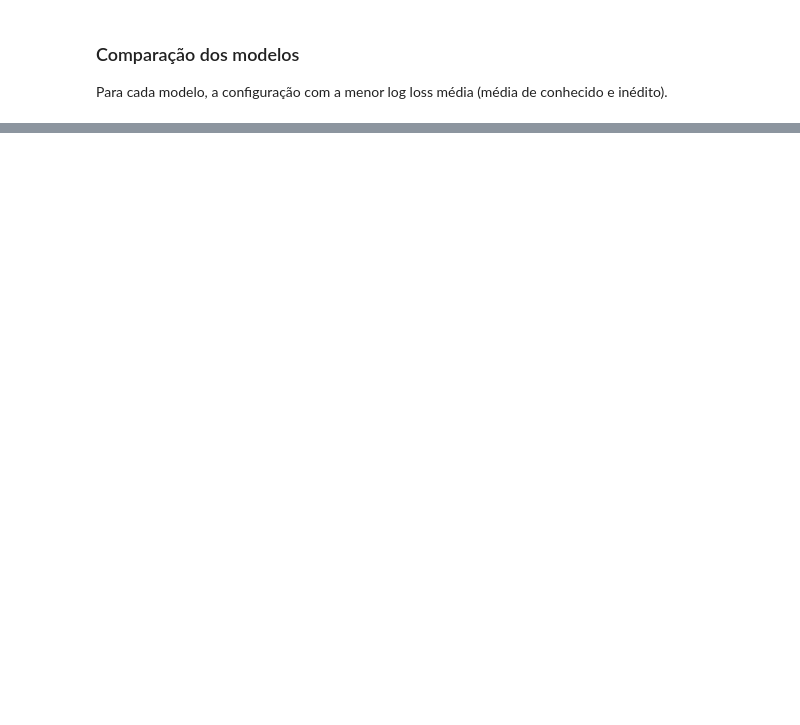
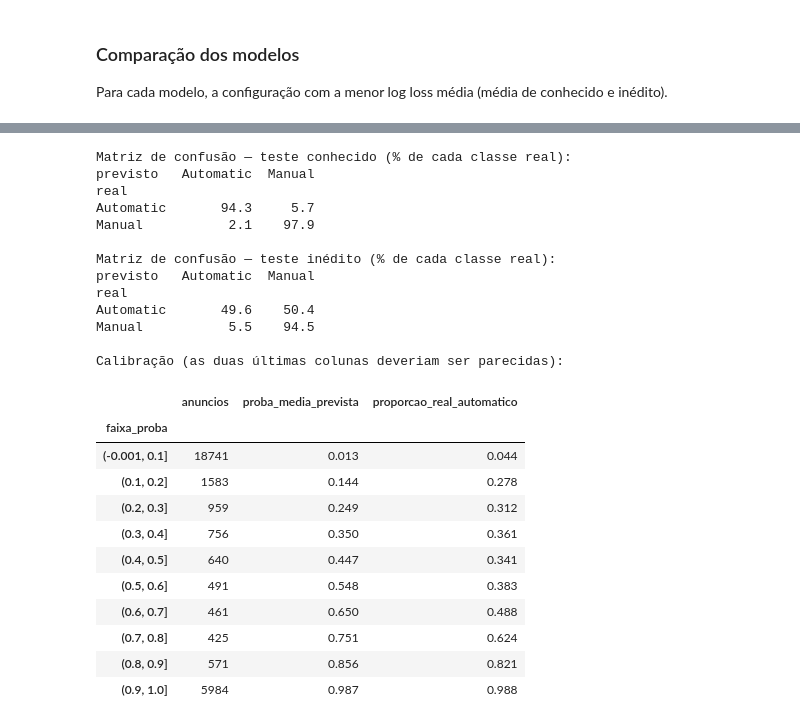
Before and after one commit to antoniosdiass-coder/projeto1, a Jupyter notebook: projeto1.ipynb, the cells around one changed output, grey strips where cells are left out. Saved outputs shown, nothing was run; the diff lists cells and outputs as text; code cells hidden in the pictures; blank space fills up the shorter version.

```diff
--- a/projeto1.ipynb
+++ b/projeto1.ipynb
@@ -3134,0 +3264,55 @@ comparacao_cambio.round(3)
+# %%
+# Junta as previsões do teste com as informações de cada anúncio
+partes = []
+for tipo, d, X in [("conhecido", teste_conhecido_cambio, X_tc_cambio), ("inédito", teste_inedito_cambio, X_ti_cambio)]:
+    p = d[["maker", "fuel", "body", "power_bhp", "disp", "first_reg", "auto"]].copy()
+    p["tipo"] = tipo
+    p["proba"] = modelo_cambio.predict_proba(X)[:, 1]
+    partes.append(p)
+erros_cambio = pd.concat(partes)
+erros_cambio["real"] = erros_cambio["auto"].map({1.0: "Automatic", 0.0: "Manual"})
+erros_cambio["previsto"] = np.where(erros_cambio["proba"] >= 0.5, "Automatic", "Manual")
+erros_cambio["errou"] = erros_cambio["real"] != erros_cambio["previsto"]
+
+# 1) Matriz de confusão (em % de cada classe real: cada linha soma 100%)
+for tipo in ["conhecido", "inédito"]:
+    d = erros_cambio[erros_cambio["tipo"] == tipo]
+    print(f"Matriz de confusão — teste {tipo} (% de cada classe real):")
+    print((pd.crosstab(d["real"], d["previsto"], normalize="index") * 100).round(1), "\n")
+
+# 2) Calibração: agrupa por faixa de probabilidade prevista e compara com a proporção real
+faixas = np.linspace(0, 1, 11)
+erros_cambio["faixa_proba"] = pd.cut(erros_cambio["proba"], faixas, include_lowest=True)
+calibracao = (erros_cambio.groupby("faixa_proba", observed=True)
+                          .agg(anuncios=("auto", "size"),
+                               proba_media_prevista=("proba", "mean"),
+                               proporcao_real_automatico=("auto", "mean"))
+                          .round(3))
+print("Calibração (as duas últimas colunas deveriam ser parecidas):")
+calibracao
+# %% [output]
+Matriz de confusão — teste conhecido (% de cada classe real):
+previsto   Automatic  Manual
+real
+Automatic       94.3     5.7
+Manual           2.1    97.9
+
+Matriz de confusão — teste inédito (% de cada classe real):
+previsto   Automatic  Manual
+real
+Automatic       49.6    50.4
+Manual           5.5    94.5
+
+Calibração (as duas últimas colunas deveriam ser parecidas):
+|  | anuncios | proba_media_prevista | proporcao_real_automatico |
+| faixa_proba |  |  |  |
+| (-0.001, 0.1] | 18741 | 0.013 | 0.044 |
+| (0.1, 0.2] | 1583 | 0.144 | 0.278 |
+| (0.2, 0.3] | 959 | 0.249 | 0.312 |
+| (0.3, 0.4] | 756 | 0.350 | 0.361 |
+| (0.4, 0.5] | 640 | 0.447 | 0.341 |
+| (0.5, 0.6] | 491 | 0.548 | 0.383 |
+| (0.6, 0.7] | 461 | 0.650 | 0.488 |
+| (0.7, 0.8] | 425 | 0.751 | 0.624 |
+| (0.8, 0.9] | 571 | 0.856 | 0.821 |
+| (0.9, 1.0] | 5984 | 0.987 | 0.988 |
```
Also changed, not shown: parts of 19 cells of this notebook, 2 other files.
